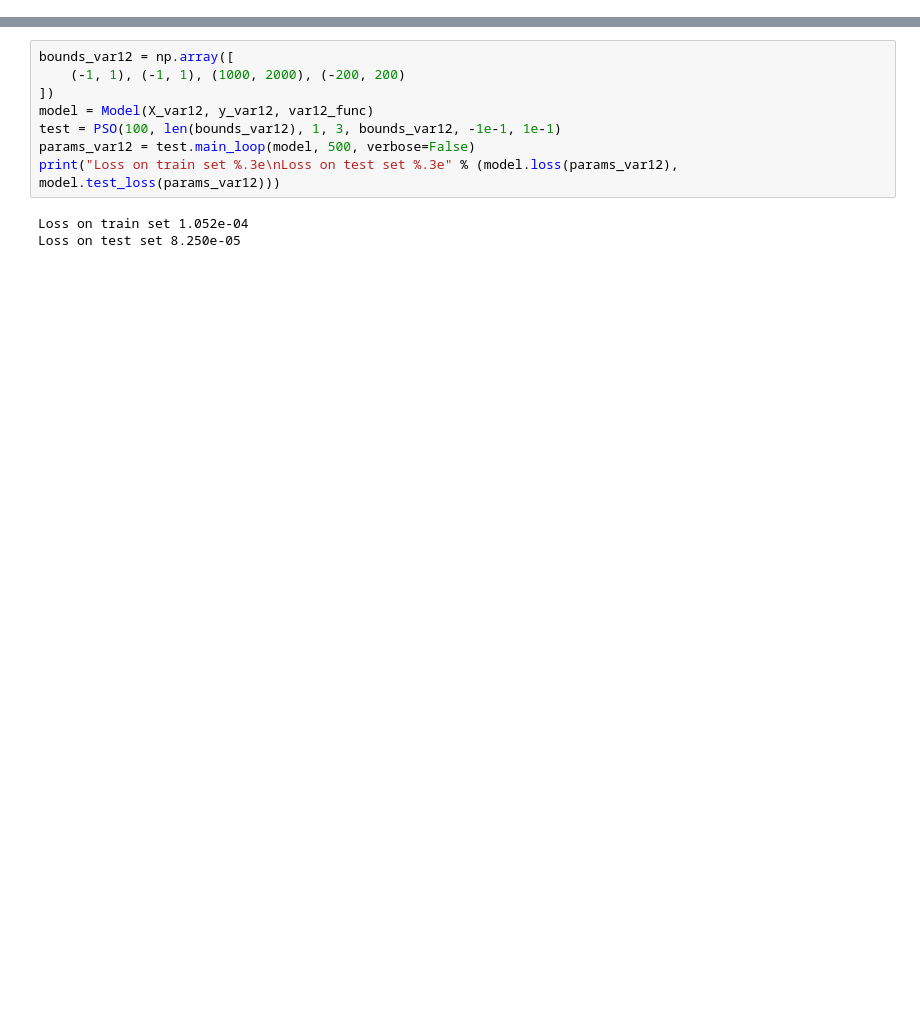
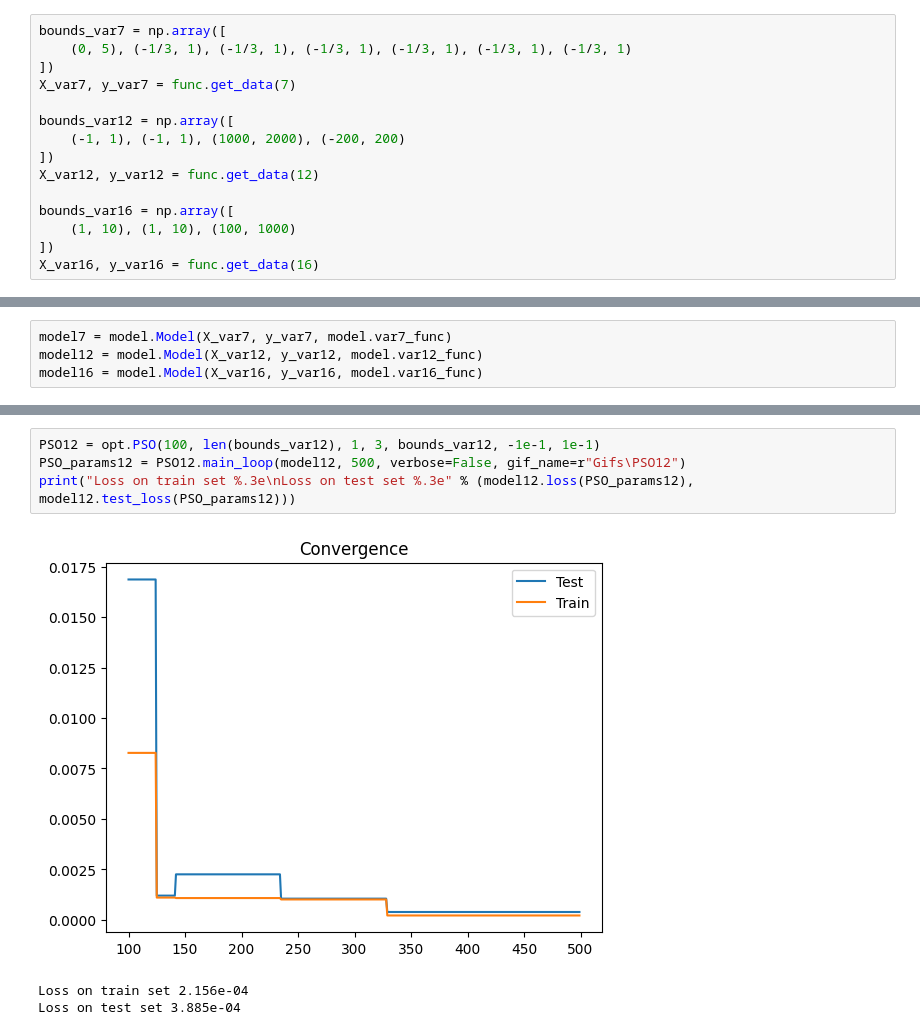
Before and after one commit to Aznatdor/Swarm-Intelligence, a Jupyter notebook: Lab 6/lab_6.ipynb, the cells around one changed output, grey strips where cells are left out. Drawn from its saved outputs; the diff is of its cells as text; blank space fills up the shorter version.

```diff
--- a/Lab 6/lab_6.ipynb
+++ b/Lab 6/lab_6.ipynb
@@ -227,0 +9,15 @@ class DE:
+# %%
+bounds_var7 = np.array([
+    (0, 5), (-1/3, 1), (-1/3, 1), (-1/3, 1), (-1/3, 1), (-1/3, 1), (-1/3, 1)
+])
+X_var7, y_var7 = func.get_data(7)
+
+bounds_var12 = np.array([
+    (-1, 1), (-1, 1), (1000, 2000), (-200, 200)
+])
+X_var12, y_var12 = func.get_data(12)
+
+bounds_var16 = np.array([
+    (1, 10), (1, 10), (100, 1000)
+])
+X_var16, y_var16 = func.get_data(16)
@@ -227,0 +26,4 @@ class DE:
+# %%
+model7 = model.Model(X_var7, y_var7, model.var7_func)
+model12 = model.Model(X_var12, y_var12, model.var12_func)
+model16 = model.Model(X_var16, y_var16, model.var16_func)
@@ -228,11 +62,8 @@ class DE:
 # %%
-bounds_var12 = np.array([
-    (-1, 1), (-1, 1), (1000, 2000), (-200, 200)
-])
-model = Model(X_var12, y_var12, var12_func)
-test = PSO(100, len(bounds_var12), 1, 3, bounds_var12, -1e-1, 1e-1)
-params_var12 = test.main_loop(model, 500, verbose=False)
-print("Loss on train set %.3e\nLoss on test set %.3e" % (model.loss(params_var12), model.test_loss(params_var12)))
+PSO12 = opt.PSO(100, len(bounds_var12), 1, 3, bounds_var12, -1e-1, 1e-1)
+PSO_params12 = PSO12.main_loop(model12, 500, verbose=False, gif_name=r"Gifs\PSO12")
+print("Loss on train set %.3e\nLoss on test set %.3e" % (model12.loss(PSO_params12), model12.test_loss(PSO_params12)))
 # %% [output]
+[figure, added]
-Loss on train set 1.052e-04
-Loss on test set 8.250e-05
+Loss on train set 2.156e-04
+Loss on test set 3.885e-04
```
Also changed, not shown: parts of 27 cells of this notebook.
